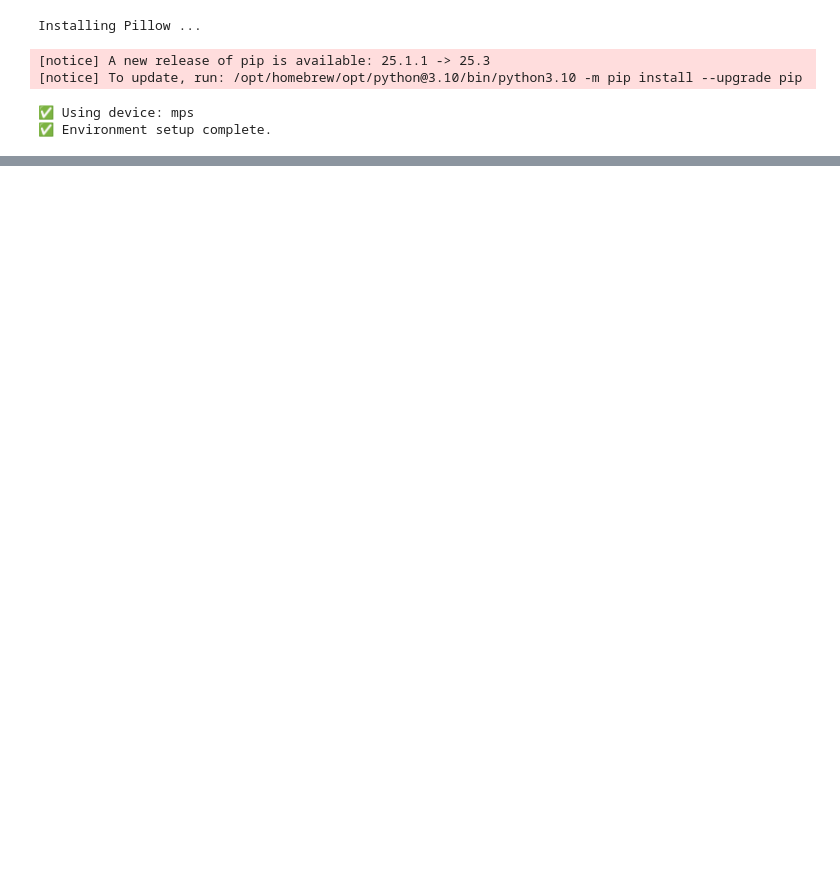
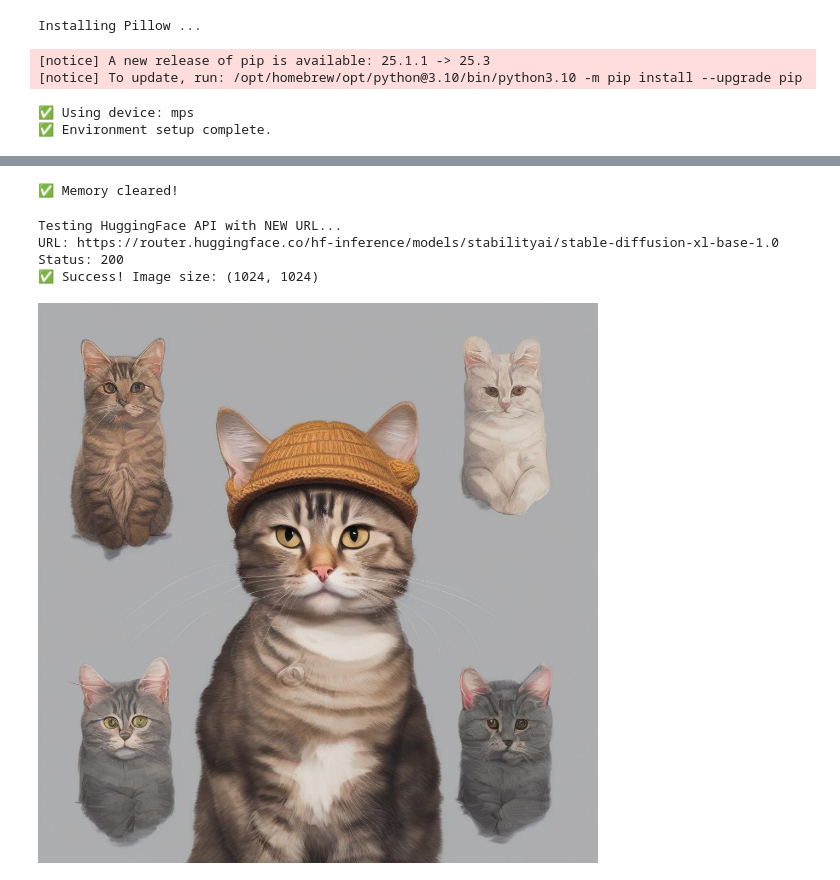
Before and after one commit to HonraoYash/Quantization-of-Large-Generative-Models, a Jupyter notebook: model_evaluation.ipynb, the cells around one changed output, grey strips where cells are left out. Saved outputs shown, nothing was run; the diff lists cells and outputs as text; code cells hidden in the pictures; blank space fills up the shorter version.

```diff
--- a/model_evaluation.ipynb
+++ b/model_evaluation.ipynb
@@ -116,0 +440,58 @@ AttributeError: 'NoneType' object has no attribute 'repeat'
+# %%
+# ============================================
+# 🧹 CLEAR ALL MEMORY - Run this first!
+# ============================================
+import gc
+import torch
+
+# Delete any existing pipeline variables
+for var_name in list(globals().keys()):
+    if 'pipe' in var_name.lower() or 'model' in var_name.lower():
+        try:
+            del globals()[var_name]
+        except:
+            pass
+
+# Force garbage collection
+gc.collect()
+
+# Clear MPS cache
+if torch.backends.mps.is_available():
+    torch.mps.empty_cache()
+
+print("✅ Memory cleared!")
+# %% [output]
+✅ Memory cleared!
+# %%
+# ============================================
+# 🧪 Test HuggingFace API (Standalone)
+# ============================================
+import requests
+from PIL import Image
+import io
+
+# NEW correct URL
+API_URL = "https://router.huggingface.co/hf-inference/models/stabilityai/stable-diffusion-xl-base-1.0"
+HF_TOKEN = "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"
+
+headers = {"Authorization": f"Bearer {HF_TOKEN}"}
+payload = {"inputs": "A cute cat wearing a hat"}
+
+print("Testing HuggingFace API with NEW URL...")
+print(f"URL: {API_URL}")
+
+response = requests.post(API_URL, headers=headers, json=payload)
+print(f"Status: {response.status_code}")
+
+if response.status_code == 200:
+    img = Image.open(io.BytesIO(response.content))
+    print(f"✅ Success! Image size: {img.size}")
+    display(img)
+else:
+    print(f"❌ Error: {response.text}")
+# %% [output]
+Testing HuggingFace API with NEW URL...
+URL: https://router.huggingface.co/hf-inference/models/stabilityai/stable-diffusion-xl-base-1.0
+Status: 200
+✅ Success! Image size: (1024, 1024)
+[figure, added]
```
Also changed, not shown: parts of 9 cells of this notebook, 11 other files.
